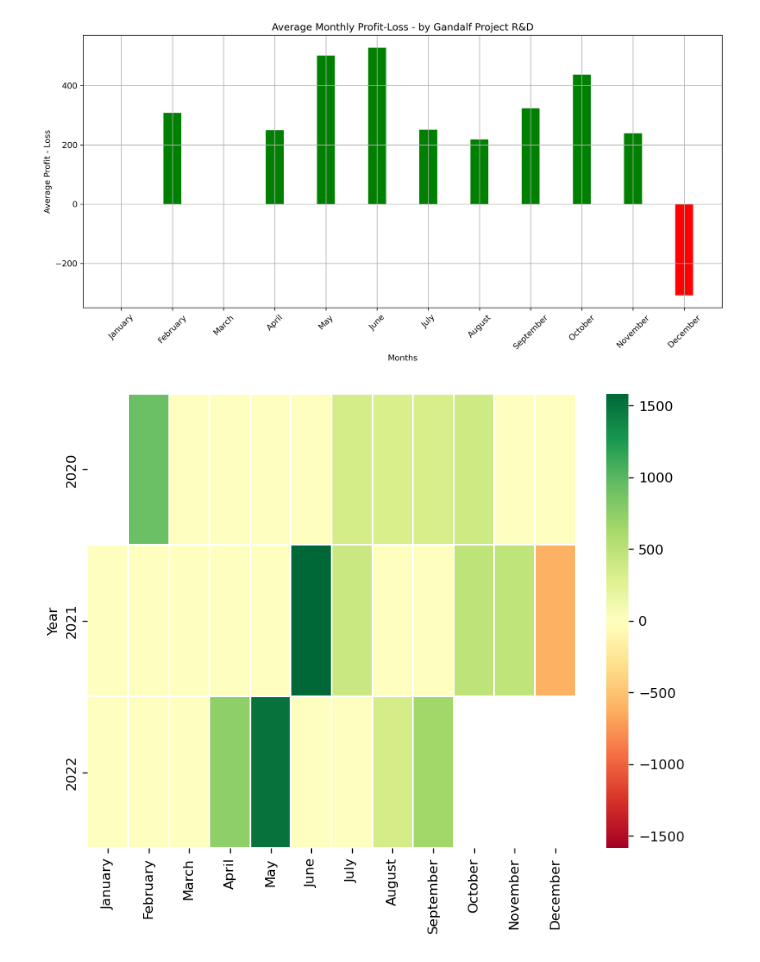
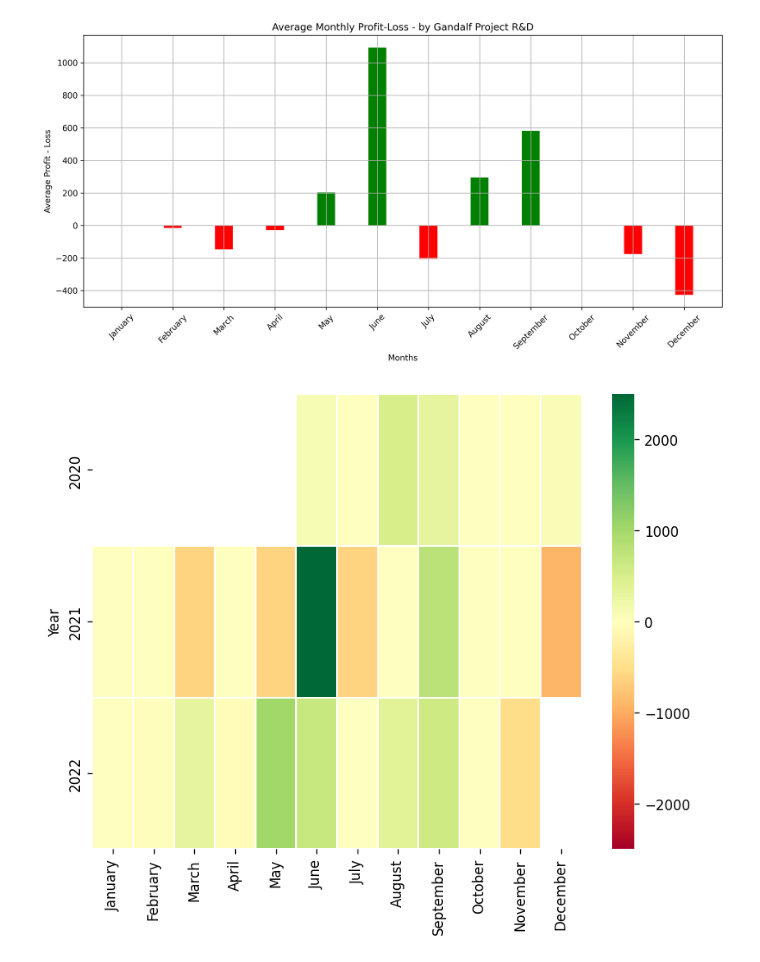
Before and after one commit to xcesco/tantalo-project, a Jupyter notebook: Strategia_esempio_Daily_BTC.ipynb, the cells around one changed output. Saved outputs shown, nothing was run; the diff lists cells and outputs as text; code cells hidden in the pictures.

```diff
--- a/Strategia_esempio_Daily_BTC.ipynb
+++ b/Strategia_esempio_Daily_BTC.ipynb
@@ -93,7 +93,7 @@ enter_level = df.low_media.shift(1)
 rule_1 = (df.open > df.low_media.shift(1))
 rule_2 = True
 
-rule_3 = df.close > df.daily_close_sma.shift(1)
+rule_3 = df.close.shift(1) > df.daily_close_sma.shift(1)
 
 rule_4 = True #df.close.shift(1) >= df.daily_close_sma.shift(2)
 rule_5 = df.daily_close_sma.shift(1) < df.daily_close_sma.shift(2)
@@ -155,2 +155,2 @@ Annual Return:            26.26 (capital = 10000)
-[figure, old version]
+[figure, new version]
-[figure, old version]
+[figure, new version]
```
Also changed, not shown: parts of 4 cells of this notebook, 8 other files.
